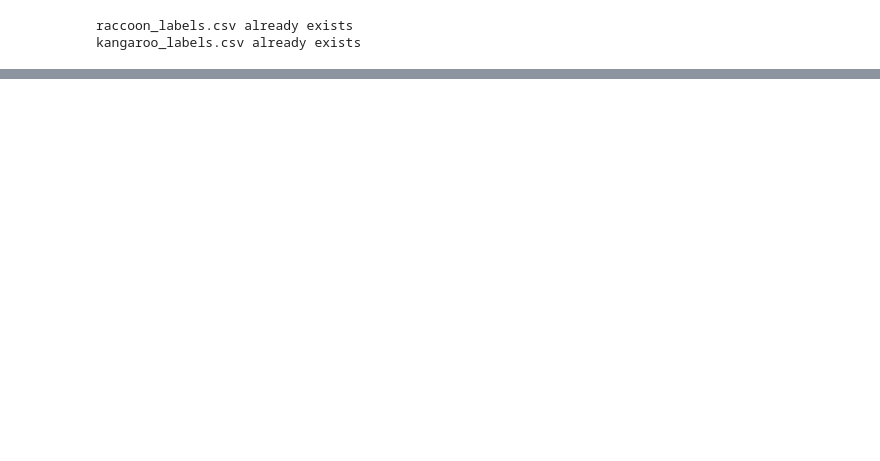
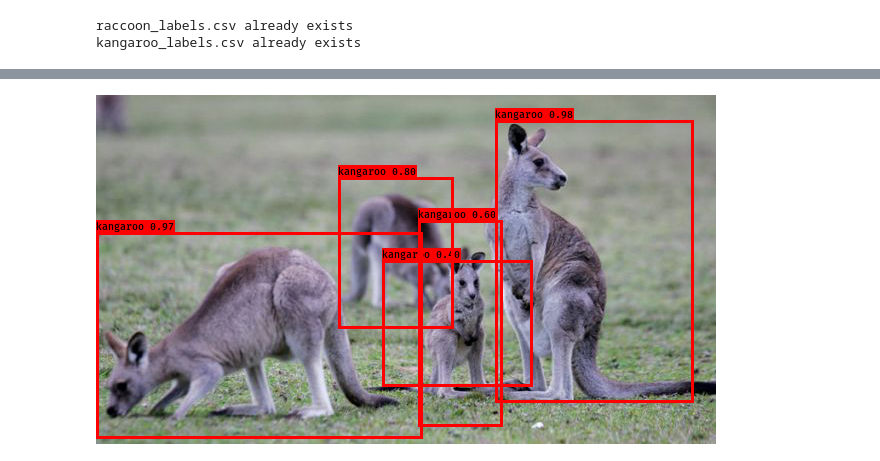
Before and after one commit to OwenChiu/1st-DL-CVMarathon, a Jupyter notebook: homework/Day049-050.ipynb, the cells around one changed output, grey strips where cells are left out. Drawn from its saved outputs; the diff is of its cells as text; code cells hidden in the pictures; blank space fills up the shorter version.

```diff
--- a/homework/Day049-050.ipynb
+++ b/homework/Day049-050.ipynb
@@ -86,0 +309,4 @@ Successfully converted kangaroo csv to yolo3.
+# %%
+r_image_kangaroo
+# %% [output]
+[figure, added]
```
Also changed, not shown: parts of 23 cells of this notebook.
